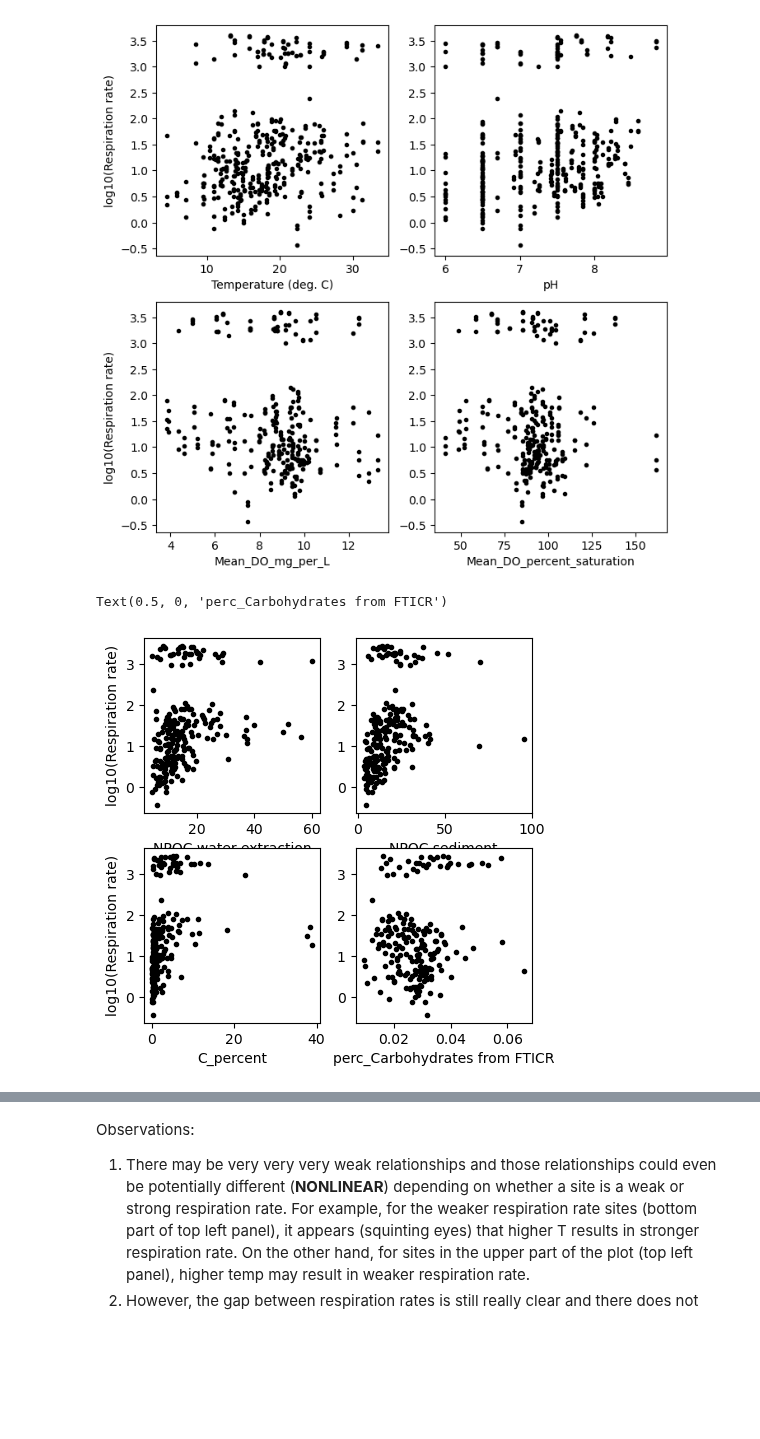
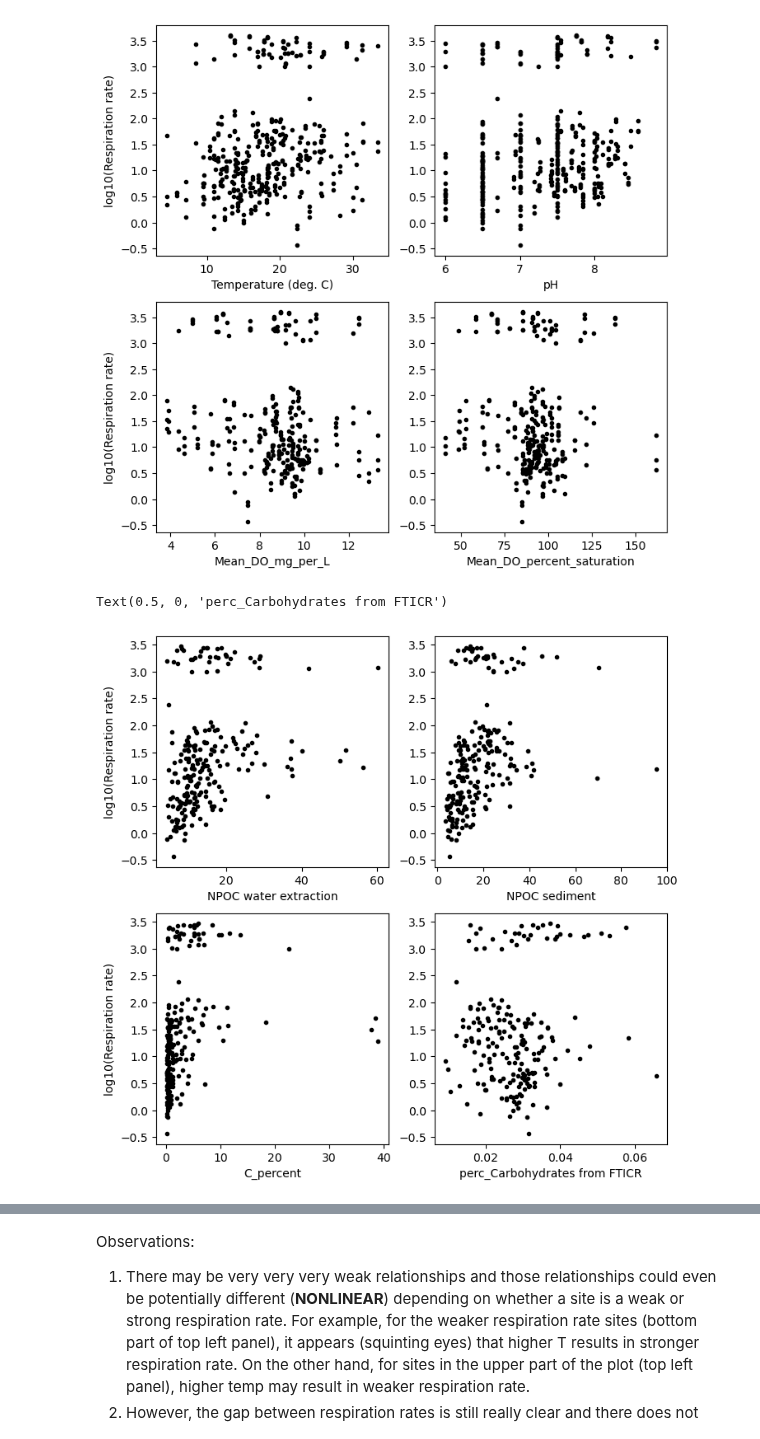
Before and after one commit to parallelworks/sl-archive-whondrs, a Jupyter notebook: examples/fig09_explore_WHONDRS_GLORICH_bias.ipynb, the cells around one changed output, grey strips where cells are left out. Cells and saved outputs as stored; diff of their text form; code cells hidden in the pictures; blank space fills up the shorter version.

```diff
--- a/examples/fig09_explore_WHONDRS_GLORICH_bias.ipynb
+++ b/examples/fig09_explore_WHONDRS_GLORICH_bias.ipynb
@@ -355,34 +356,35 @@ Text(0.5, 0, 'Mean_DO_percent_saturation')
 # Plot relationship between amount of carbon present and respiration rate
 # for response to reviewer
 s19s_df = pd.read_csv("../input_data/WHONDRS_Data.csv")
+s19s_df['log10-norm-rr'] = np.log10(np.abs(s19s_df['Normalized_Respiration_Rate_mg_DO_per_H_per_L_sediment']))
 
-fig, [[ax1,ax2],[ax3,ax4]] = plt.subplots(2,2,figsize=(5,5))
+fig, [[ax1,ax2],[ax3,ax4]] = plt.subplots(2,2,figsize=(8,8))
 
 ax1.plot(
     s19s_df['NPOC_INC_mg_per_L_as_C'],
     np.log10(np.abs(s19s_df['Normalized_Respiration_Rate_mg_DO_per_H_per_L_sediment'])),
     'k.')
 ax1.set_xlabel('NPOC water extraction')
 ax1.set_ylabel('log10(Respiration rate)')
 
 ax2.plot(
     s19s_df['NPOC_Field_mg_per_L_as_C'],
     np.log10(np.abs(s19s_df['Normalized_Respiration_Rate_mg_DO_per_H_per_L_sediment'])),
     'k.')
 ax2.set_xlabel('NPOC sediment')
 
 ax3.plot(
     s19s_df['C_percent'],
     np.log10(np.abs(s19s_df['Normalized_Respiration_Rate_mg_DO_per_H_per_L_sediment'])),
     'k.')
 ax3.set_xlabel('C_percent')
 ax3.set_ylabel('log10(Respiration rate)')
 
 ax4.plot(
     s19s_df['perc_Carb'],
     np.log10(np.abs(s19s_df['Normalized_Respiration_Rate_mg_DO_per_H_per_L_sediment'])),
     'k.')
 ax4.set_xlabel('perc_Carbohydrates from FTICR')
 # %% [output]
 Text(0.5, 0, 'perc_Carbohydrates from FTICR')
-[figure, old version]
+[figure, new version]
```
Also changed, not shown: parts of 16 cells of this notebook, 1 other file.
